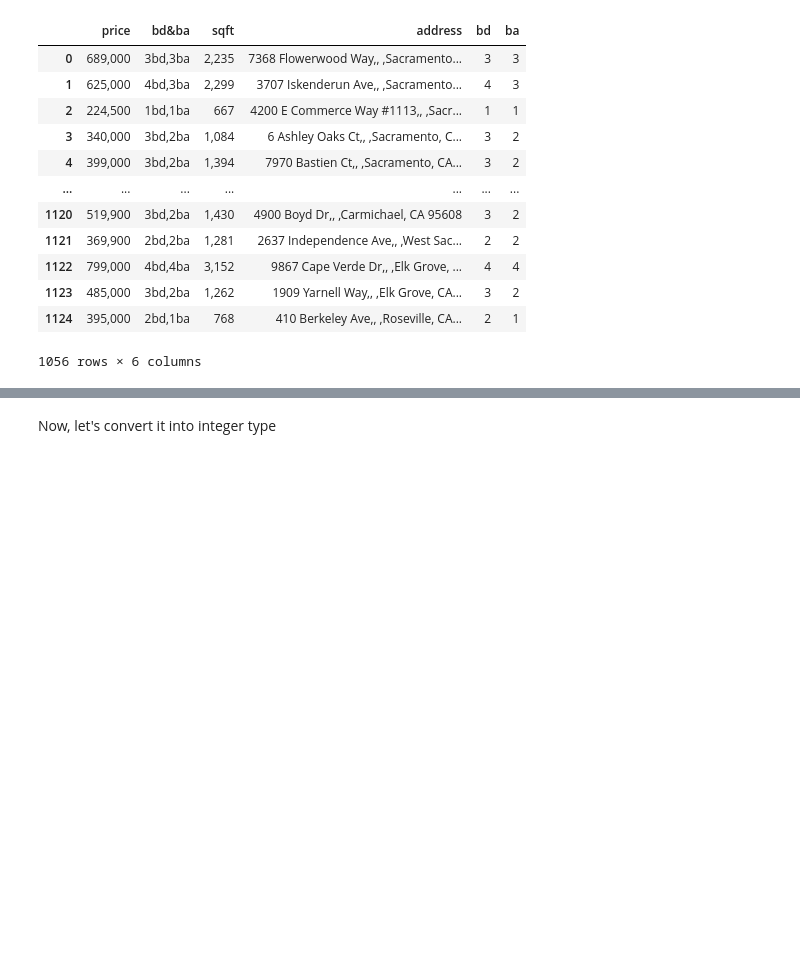
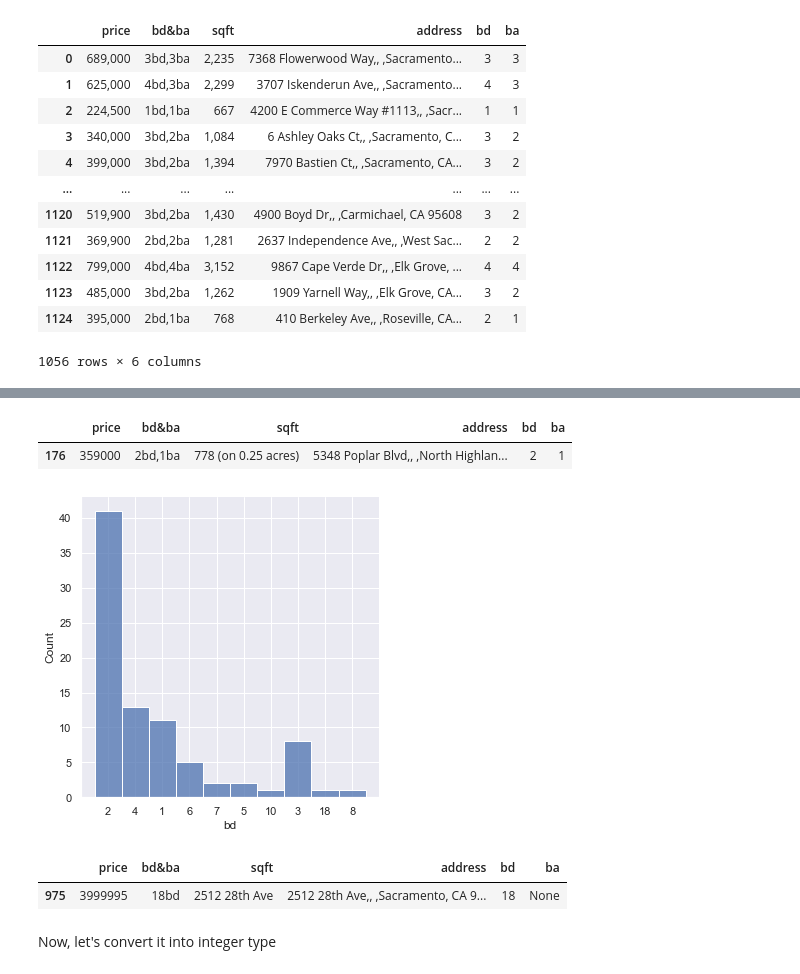
Before and after one commit to PlacidSerene/Housing-Analysis, a Jupyter notebook: House_Prediction.ipynb, the cells around one changed output, grey strips where cells are left out. Drawn from its saved outputs; the diff is of its cells as text; code cells hidden in the pictures; blank space fills up the shorter version.

```diff
--- a/House_Prediction.ipynb
+++ b/House_Prediction.ipynb
@@ -159,0 +174,14 @@ df
+# %%
+df[df['sqft'] == '778 (on 0.25 acres)']
+# %% [output]
+|  | price | bd&ba | sqft | address | bd | ba |
+| 176 | 359000 | 2bd,1ba | 778 (on 0.25 acres) | 5348 Poplar Blvd,, ,North Highlan... | 2 | 1 |
+# %%
+sns.displot(df[df['ba'].isna()], x='bd');
+# %% [output]
+[figure, added]
+# %%
+df[df['bd'] == "18"]
+# %% [output]
+|  | price | bd&ba | sqft | address | bd | ba |
+| 975 | 3999995 | 18bd | 2512 28th Ave | 2512 28th Ave,, ,Sacramento, CA 9... | 18 | None |
```
Also changed, not shown: parts of 18 cells of this notebook.
